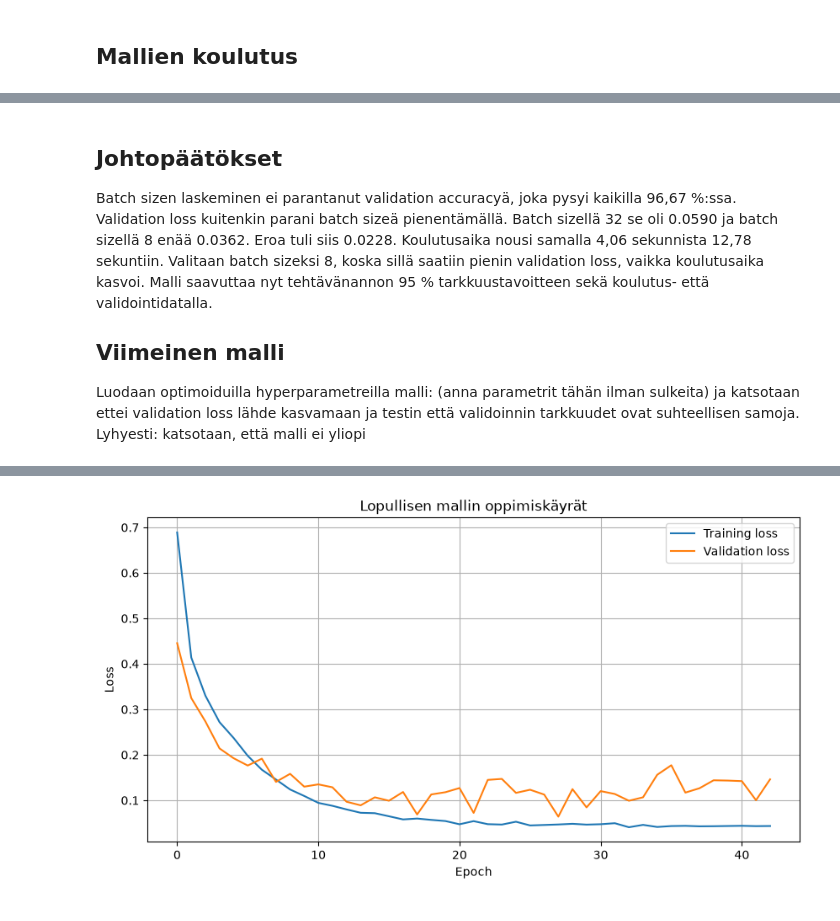
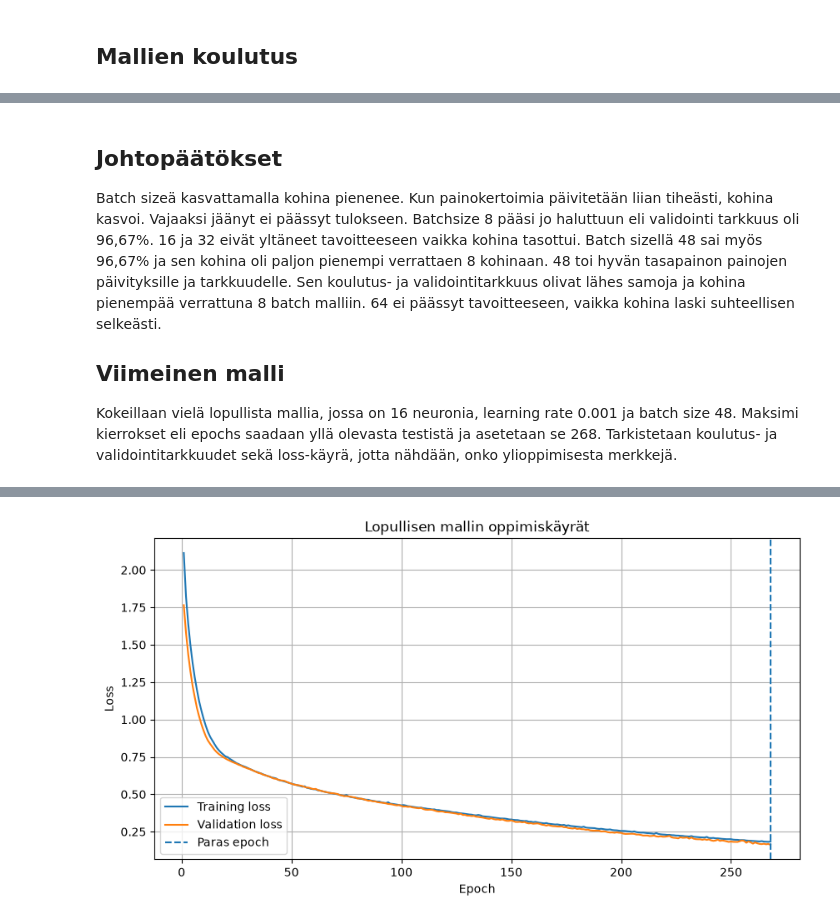
Before and after one commit to MustBeViable/neuroverkkokurssi, a Jupyter notebook: week1_FCN_Elias_Rinne.ipynb, the cells around one changed output, grey strips where cells are left out. Drawn from its saved outputs; the diff is of its cells as text; code cells hidden in the pictures.

```diff
--- a/week1_FCN_Elias_Rinne.ipynb
+++ b/week1_FCN_Elias_Rinne.ipynb
@@ -259,7 +258,7 @@ training_times = []
 for model in model_list:
     keras.utils.set_random_seed(0)
     start = time.perf_counter()
-    history = model.fit(x_shuffled, y_shuffled, epochs=250, batch_size=32, validation_split=0.2, verbose=0)
+    history = model.fit(x_shuffled, y_shuffled, epochs=max_epochs, batch_size=32, validation_split=0.2, callbacks=[stopper], verbose=0)
     histories.append(history)
 
     elapsed = time.perf_counter() - start
@@ -270,7 +269,7 @@ results = []
 ## HUOM AI:lta pyydetty koodinpätkä, että saadaan data järkevästi vertailtavaan muotoon.
 ## Epäonnistuin ite täs liian monta kertaa, joten pyysin korjaamaan.
 for neurons, history, elapsed in zip(
-    [16, 32, 64, 128], histories, training_times
+    [8, 16, 32, 64], histories, training_times
 ):
     # Etsitään pienimmän validation lossin epoch (jätin tän kun ite en tiennyt mitä tässä tarkalleen tapahtuu)
     best_idx = np.argmin(history.history["val_loss"])
@@ -394,7 +489,7 @@ for learning_rate, history in sorted(lr_histories.items()):
 
     results.append({
         "Learning rate": learning_rate,
-        "Neuronit": 128,
+        "Neuronit": 16,
         "Paras epoch": best_idx + 1,
         "Training loss": history.history["loss"][best_idx],
         "Validation loss": history.history["val_loss"][best_idx],
@@ -422,7 +544,7 @@ Kokeillaan, saataisiinko batch sizeä pienentämällä parempi tulos. Pidetään
 # %%
 import time
 
-batch_sizes = [8, 16, 32]
+batch_sizes = [8, 16, 32, 48, 64]
 
 batch_histories = {}
 batch_training_times = {}
@@ -433,12 +555,12 @@ for batch_size in batch_sizes:
     model = Sequential([
         Input(shape=(4,)),
         Flatten(),
-        Dense(128, activation="relu"),
+        Dense(16, activation="relu"),
         Dense(3, activation="softmax")
     ])
 
     model.compile(
-        optimizer=keras.optimizers.RMSprop(learning_rate=0.003),
+        optimizer=keras.optimizers.RMSprop(learning_rate=0.001),
         loss="categorical_crossentropy",
         metrics=["accuracy"]
     )
@@ -450,9 +572,10 @@ for batch_size in batch_sizes:
     history = model.fit(
         x_shuffled,
         y_shuffled,
-        epochs=250,
+        epochs=max_epochs,
         batch_size=batch_size,
         validation_split=0.2,
+        callbacks=[stopper],
         verbose=0
     )
 
@@ -493,51 +643,70 @@ display(results_df.round(4))
 # %% [markdown]
 ## Johtopäätökset
 
-Batch sizen laskeminen ei parantanut validation accuracyä, joka pysyi kaikilla 96,67 %:ssa. Validation loss kuitenkin parani batch sizeä pienentämällä. Batch sizellä 32 se oli 0.0590 ja batch sizellä 8 enää 0.0362. Eroa tuli siis 0.0228. Koulutusaika nousi samalla 4,06 sekunnista 12,78 sekuntiin. Valitaan batch sizeksi 8, koska sillä saatiin pienin validation loss, vaikka koulutusaika kasvoi. Malli saavuttaa nyt tehtävänannon 95 % tarkkuustavoitteen sekä koulutus- että validointidatalla.
+Batch sizeä kasvattamalla kohina pienenee. Kun painokertoimia päivitetään liian tiheästi, kohina kasvoi. Vajaaksi jäänyt ei päässyt tulokseen. Batchsize 8 pääsi jo haluttuun eli validointi tarkkuus oli 96,67%. 16 ja 32 eivät yltäneet tavoitteeseen vaikka kohina tasottui. Batch sizellä 48 sai myös 96,67% ja sen kohina oli paljon pienempi verrattaen 8 kohinaan. 48 toi hyvän tasapainon painojen päivityksille ja tarkkuudelle. Sen koulutus- ja validointitarkkuus olivat lähes samoja ja kohina pienempää verrattuna 8 batch malliin. 64 ei päässyt tavoitteeseen, vaikka kohina laski suhteellisen selkeästi.
 
 ## Viimeinen malli
 
-Luodaan optimoiduilla hyperparametreilla malli: (anna parametrit tähän ilman sulkeita) ja katsotaan ettei validation loss lähde kasvamaan ja testin että validoinnin tarkkuudet ovat suhteellisen samoja. Lyhyesti: katsotaan, että malli ei yliopi
+Kokeillaan vielä lopullista mallia, jossa on 16 neuronia, learning rate 0.001 ja batch size 48. Maksimi kierrokset eli epochs saadaan yllä olevasta testistä ja asetetaan se 268. Tarkistetaan koulutus- ja validointitarkkuudet sekä loss-käyrä, jotta nähdään, onko ylioppimisesta merkkejä.
 # %%
-# Koulutetaan lopullinen optimoitu malli uudelleen
-from keras.callbacks import EarlyStopping
-
+# Lopullinen optimoitu malli
 keras.utils.set_random_seed(0)
 
-stopper = EarlyStopping(monitor='val_loss', patience=15, restore_best_weights=True)
+final_epochs = 268
+final_neurons = 16
+final_learning_rate = 0.001
+final_batch_size = 48
 
 final_model = Sequential([
     Input(shape=(4,)),
     Flatten(),
-    Dense(128, activation="relu"),
+    Dense(final_neurons, activation="relu"),
     Dense(3, activation="softmax")
 ])
 
 final_model.compile(
-    optimizer=keras.optimizers.RMSprop(learning_rate=0.003),
+    optimizer=keras.optimizers.RMSprop(learning_rate=final_learning_rate),
     loss="categorical_crossentropy",
     metrics=["accuracy"]
 )
 
+# Käytetään aiemmin sekoitettua dataa ilman standardointia
 final_history = final_model.fit(
     x_shuffled,
     y_shuffled,
-    epochs=250,
-    batch_size=8,
+    epochs=final_epochs,
+    batch_size=final_batch_size,
     validation_split=0.2,
-    verbose=0,
-    callbacks=[stopper]
+    verbose=0
 )
 
-# Piirretään training loss ja validation loss
-train_loss = final_history.history["loss"]
-val_loss = final_history.history["val_loss"]
+# Tarkistetaan mallin suorituskyky koulutuksen jälkeen
+train_loss, train_acc = final_model.evaluate(
+    x_shuffled[:train_size],
+    y_shuffled[:train_size],
+    verbose=0
+)
 
-best_idx = np.argmin(val_loss)
+val_loss, val_acc = final_model.evaluate(
+    x_shuffled[train_size:],
+    y_shuffled[train_size:],
+    verbose=0
+)
+
+best_epoch = np.argmin(final_history.history["val_loss"]) + 1
+
+print(f"Training accuracy: {train_acc:.2%}")
+print(f"Validation accuracy: {val_acc:.2%}")
+print(f"Training loss: {train_loss:.6f}")
+print(f"Validation loss: {val_loss:.6f}")
+
+# Piirretään koko koulutushistoria
+epochs = range(1, len(final_history.history["loss"]) + 1)
 
 plt.figure(figsize=(10, 5))
-plt.plot(train_loss, label="Training loss")
-plt.plot(val_loss, label="Validation loss")
+plt.plot(epochs, final_history.history["loss"], label="Training loss")
+plt.plot(epochs, final_history.history["val_loss"], label="Validation loss")
+plt.axvline(best_epoch, linestyle="--", label="Paras epoch")
 
 plt.xlabel("Epoch")
 plt.ylabel("Loss")
@@ -545,10 +714,4 @@ plt.title("Lopullisen mallin oppimiskäyrät")
 plt.legend()
 plt.grid(True)
 plt.show()
-
-# Tulostetaan pienin ja viimeinen validation loss
-print(f"Pienin validation loss: {val_loss[best_idx]:.6f} (epoch {best_idx + 1})")
-print(f"Viimeinen validation loss: {val_loss[-1]:.6f}")
-print(f"Viimeinen training accuracy: {final_history.history['accuracy'][-1]:.2%}")
-print(f"Viimeinen validation accuracy: {final_history.history['val_accuracy'][-1]:.2%}")
 # %% [output]
@@ -555 +722 @@ print(f"Viimeinen validation accuracy: {final_history.history['val_accuracy'][-1
-[figure, old version]
+[figure, new version]
```
Also changed, not shown: parts of 33 cells of this notebook.
